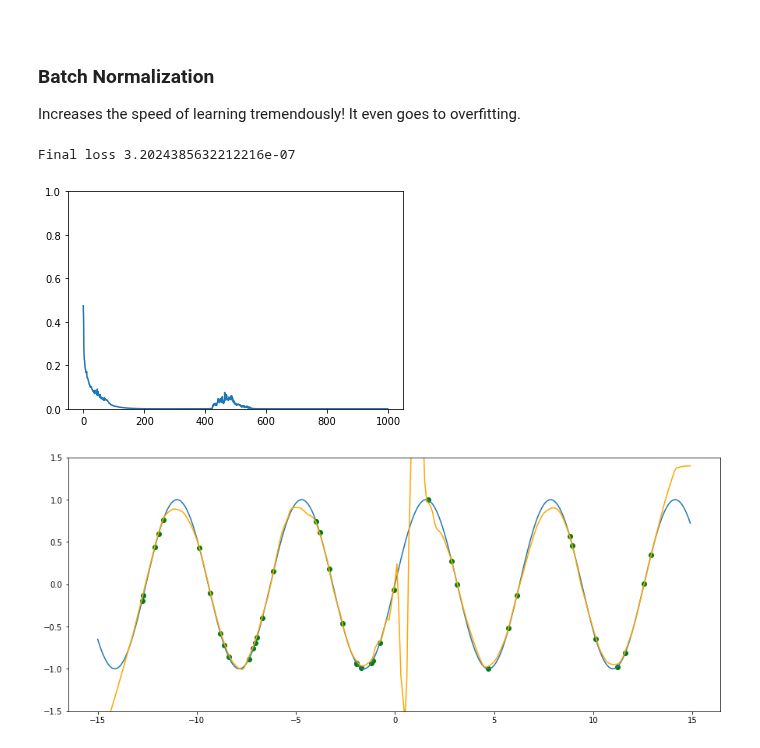
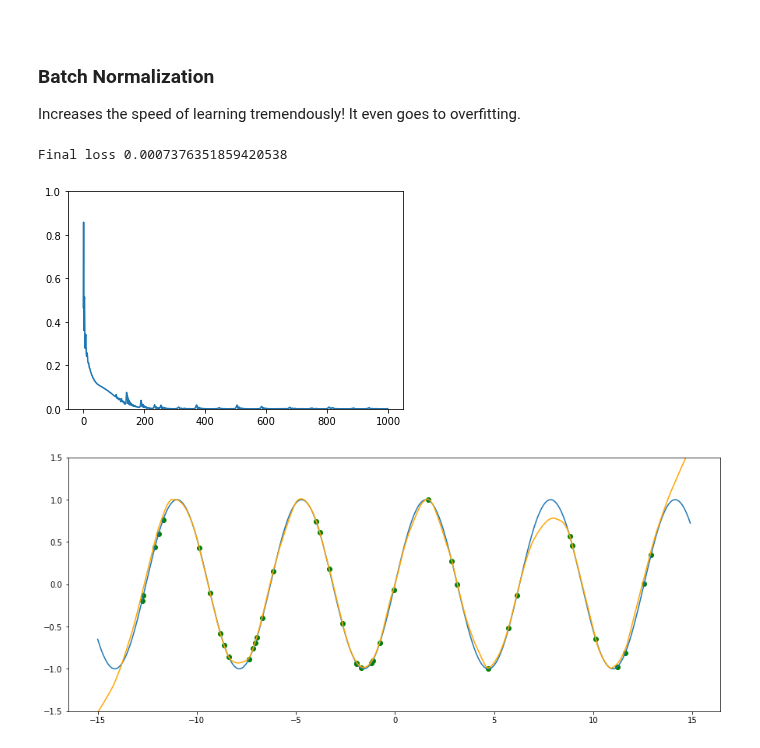
Before and after one commit to QuentinDuval/PythonExperiments, a Jupyter notebook: ml/6_ann_techniques.ipynb, the cells around one changed output. Cells and saved outputs as stored; diff of their text form; code cells hidden in the pictures.

Commit message:
Incredibly good training with BN

```diff
--- a/ml/6_ann_techniques.ipynb
+++ b/ml/6_ann_techniques.ipynb
@@ -76,14 +76,28 @@ class BatchNorm1d(nn.Module):
         nn.init.zeros_(self.bias)
 
     def forward(self, xs):
-        sample_mean = torch.mean(xs)
-        self.running_mean += (1 - self.momentum) * (sample_mean - self.running_mean)
-        self.running_var += (1 - self.momentum) * (torch.mean((xs - sample_mean)**2) - self.running_var)
-        return self.weight * (xs - self.running_mean) / torch.sqrt(self.running_var + self.epsilon) + self.bias
+        if self.training:
+            sample_mean = torch.mean(xs)
+            sample_var = torch.mean(xs**2) - sample_mean**2 # TODO - correct with m / (m-1)
+            prev_running_mean = self.running_mean.detach() # detach to limit size of graph
+            prev_running_var = self.running_var.detach()   # detach to limit size of graph
+            self.running_mean = prev_running_mean + (1 - self.momentum) * (sample_mean - prev_running_mean)
+            self.running_var = prev_running_var + (1 - self.momentum) * (sample_var - prev_running_var)
+            return self.weight * (xs - self.running_mean) / torch.sqrt(self.running_var + self.epsilon) + self.bias
+        else:
+            prev_running_mean = self.running_mean.detach()
+            prev_running_var = self.running_var.detach()
+            return self.weight * (xs - prev_running_mean) / torch.sqrt(prev_running_var + self.epsilon) + self.bias
 
 
 bn = BatchNorm1d(num_features=5)
+
+bn.train()
 y = bn(torch.FloatTensor([1., 2., -1, 0., 5]))
+print(y)
 torch.sum(y).backward()
 
-# TODO - problem with retaining the graph - reference past computations (self.running_mean before) => to detach
+bn.eval()
+y = bn(torch.FloatTensor([5., 5., 5., 5., 5.]))
+print(y)
+torch.sum(y).backward()
@@ -247,39 +264,39 @@ class ResidualNetWithBN(nn.Module):
         super().__init__()
         self.fc1 = nn.Linear(1, hidden_size)
         self.l1 = ResLinearBlock(hidden_size, hidden_size, hidden_size)
-        self.bn1 = nn.BatchNorm1d(hidden_size)
+        self.bn1 = BatchNorm1d(hidden_size)
         self.fc2 = nn.Linear(hidden_size, hidden_size)
         self.l2 = ResLinearBlock(hidden_size, hidden_size, hidden_size)
-        self.bn2 = nn.BatchNorm1d(hidden_size)
+        self.bn2 = BatchNorm1d(hidden_size)
         self.fcN = nn.Linear(hidden_size, 1)
         self.relu = nn.ReLU()
 
     def forward(self, xs):
         xs = self.relu(self.fc1(xs))
         xs = self.l1(xs)
         xs = self.bn1(xs)
         xs = self.relu(self.fc2(xs))
         xs = self.l2(xs)
         xs = self.bn2(xs)
         return self.fcN(xs)
 
 
 model = ResidualNetWithBN(hidden_size=256)
 losses = train(model, train_xs, train_ys, epoch_nb=1000, lr=2e-4)
 ys_pred = predict(model, test_xs)
 print('Final loss', losses[-1])
 plt.plot(losses)
 plt.ylim(0, 1.0)
 plt.show()
 
 
 plt.figure(figsize=(15,6))
 plt.scatter(train_xs, train_ys, color='green')
 plt.plot(test_xs, test_ys)
 plt.plot(test_xs, ys_pred, color='orange')
 plt.ylim(-1.5, 1.5)
 plt.show()
 # %% [output]
-Final loss 3.2024385632212216e-07
+Final loss 0.0007376351859420538
-[figure, old version]
+[figure, new version]
-[figure, old version]
+[figure, new version]
```
Also changed, not shown: parts of 1 cell of this notebook.
